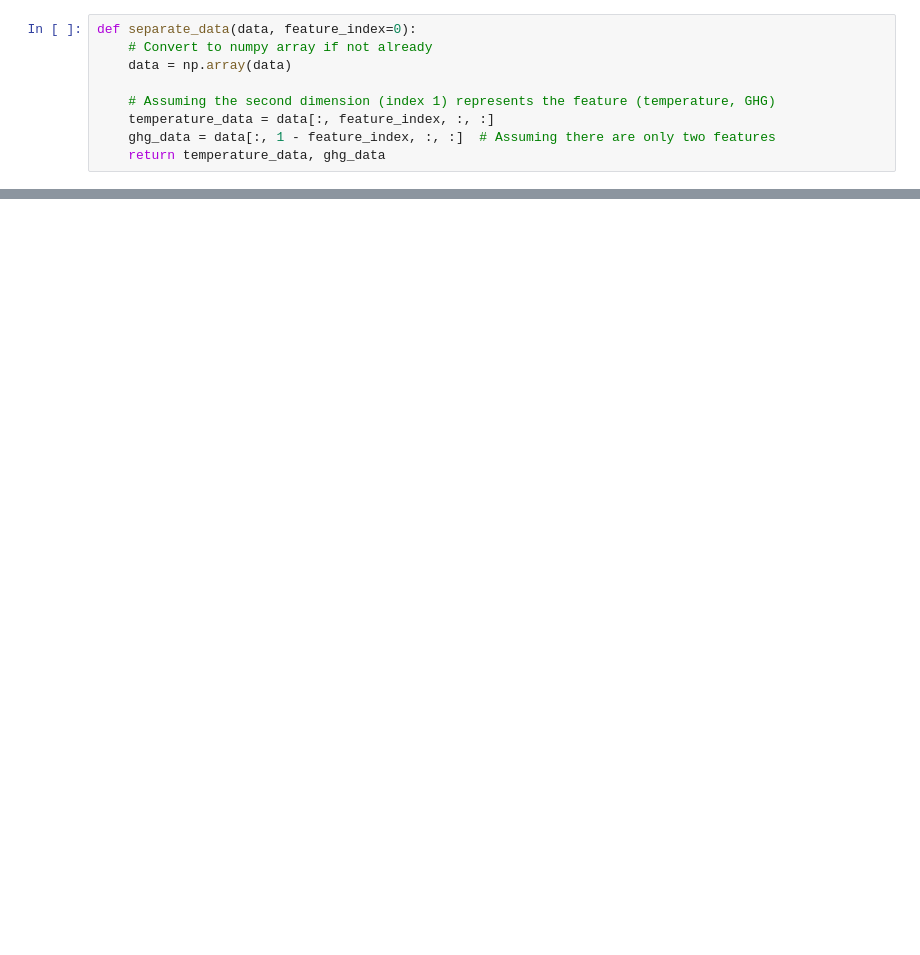
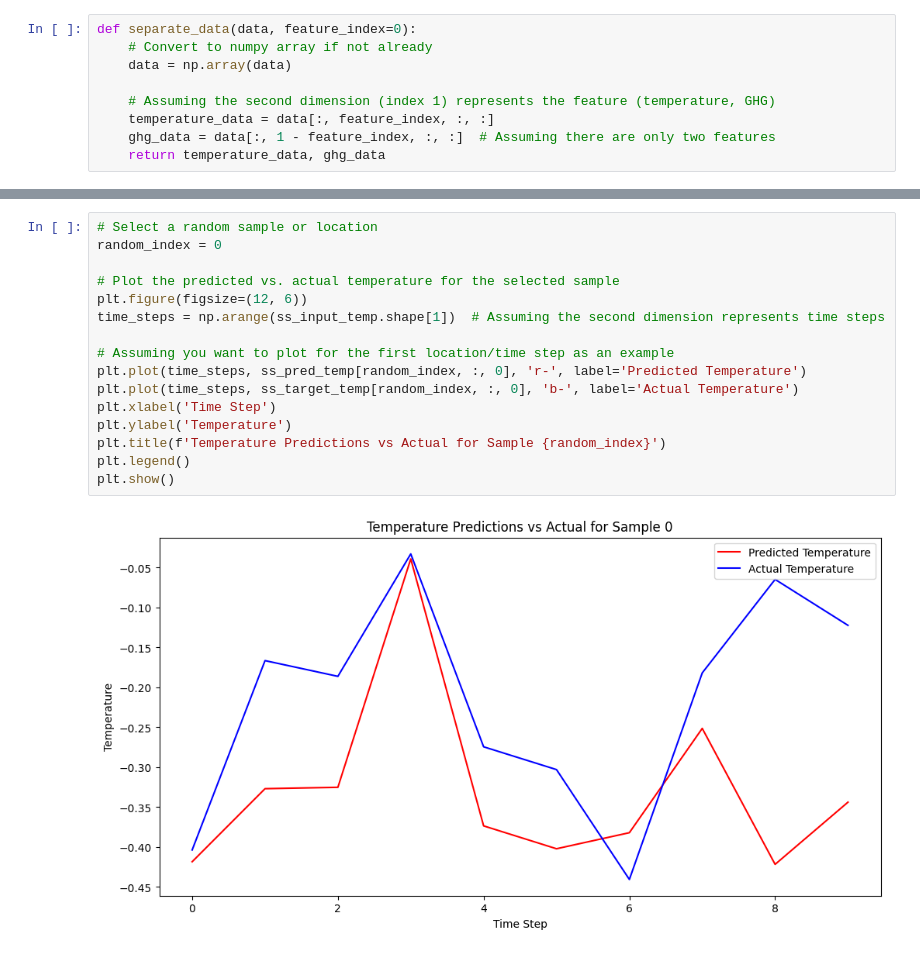
Before and after one commit to philiphan0109/time-series-forecasting, a Jupyter notebook: Multi Feature Model/visualization.ipynb, the cells around one changed output, grey strips where cells are left out. Saved outputs shown, nothing was run; the diff lists cells and outputs as text; blank space fills up the shorter version.

```diff
--- a/Multi Feature Model/visualization.ipynb
+++ b/Multi Feature Model/visualization.ipynb
@@ -60,0 +61,18 @@ ss_target_ghg shape: (4, 5, 13)
+# %%
+# Select a random sample or location
+random_index = 0
+
+# Plot the predicted vs. actual temperature for the selected sample
+plt.figure(figsize=(12, 6))
+time_steps = np.arange(ss_input_temp.shape[1])  # Assuming the second dimension represents time steps
+
+# Assuming you want to plot for the first location/time step as an example
+plt.plot(time_steps, ss_pred_temp[random_index, :, 0], 'r-', label='Predicted Temperature')
+plt.plot(time_steps, ss_target_temp[random_index, :, 0], 'b-', label='Actual Temperature')
+plt.xlabel('Time Step')
+plt.ylabel('Temperature')
+plt.title(f'Temperature Predictions vs Actual for Sample {random_index}')
+plt.legend()
+plt.show()
+# %% [output]
+[figure, added]
```
Also changed, not shown: parts of 2 cells of this notebook, 6 other files.
